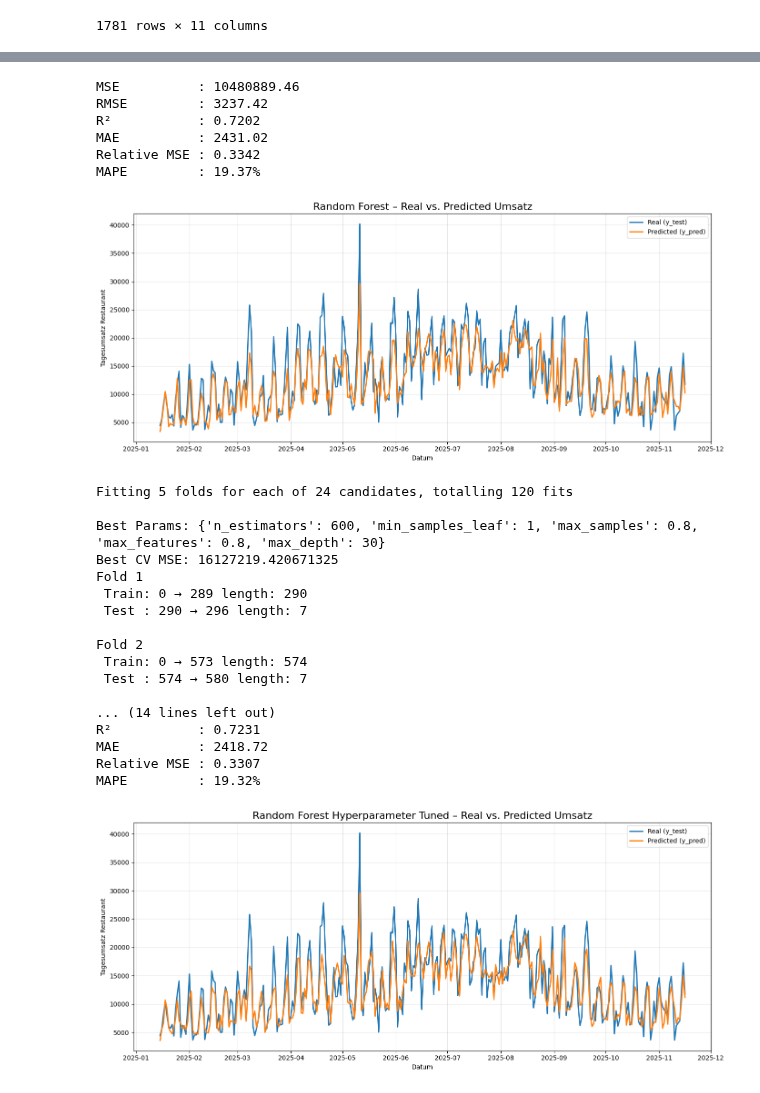
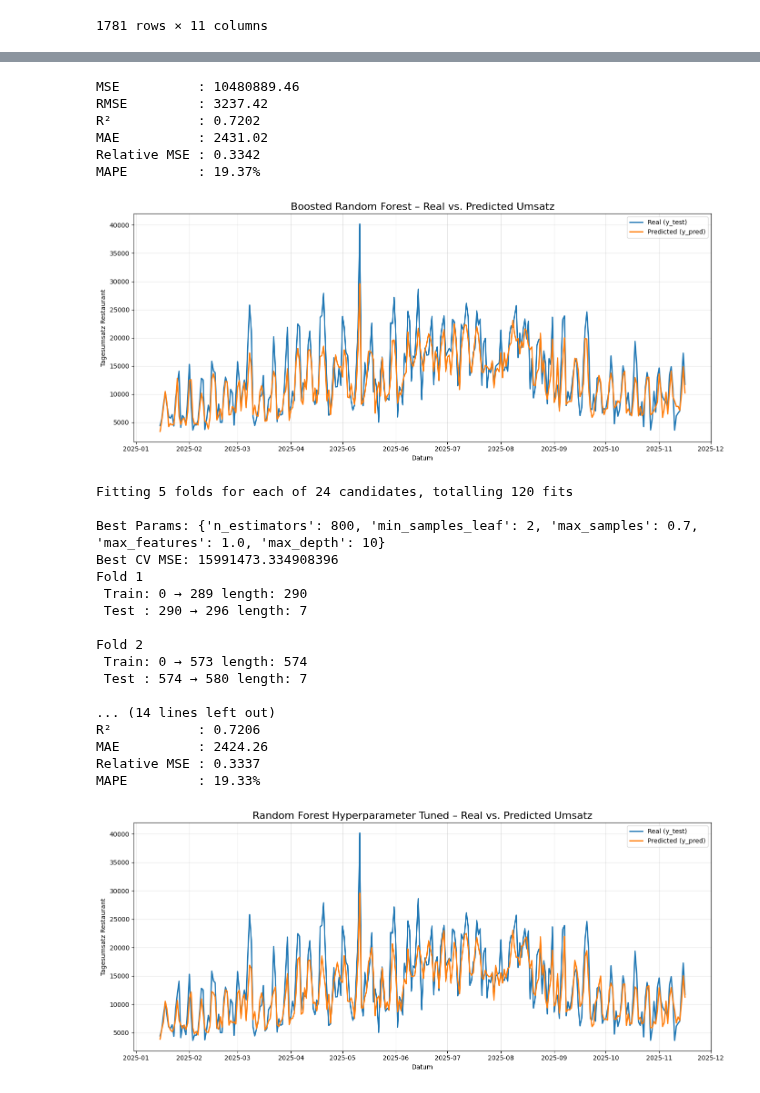
Before and after one commit to Luggias/DSF_Group_Project, a Jupyter notebook: random_forest.ipynb, the cells around one changed output, grey strips where cells are left out. Cells and saved outputs as stored; diff of their text form; code cells hidden in the pictures.

```diff
--- a/random_forest.ipynb
+++ b/random_forest.ipynb
@@ -29,7 +29,7 @@ from sklearn.ensemble import RandomForestRegressor
 from sklearn.preprocessing import StandardScaler
 from sklearn.metrics import mean_absolute_error, mean_squared_error, r2_score
 import matplotlib.pyplot as plt
-from helper_functions import is_christmas,is_mothers_day,is_special_day,mothers_day,is_silvester,holiday_average_last_3_years, mape
+from helper_functions import is_christmas,is_mothers_day,is_special_day,mothers_day,is_silvester,holiday_average_last_3_years
 
 # Convert and sort dates
 df["Datum"] = pd.to_datetime(df["Datum"])
@@ -148,6 +148,13 @@ mse_naive = mean_squared_error(y_test, y_naive)
 relative_MSE = mse_model / mse_naive
 
 # Compute MAPE
+def mape(y_true, y_pred):
+    y_true = np.array(y_true)
+    y_pred = np.array(y_pred)
+    mask = y_true != 0
+    y_true = y_true[mask]
+    y_pred = y_pred[mask]
+    return np.mean(np.abs((y_true - y_pred) / y_true)) * 100
 mape_value = mape(y_test, y_pred_adjusted)
 
 print(f"MSE        : {mse:.2f}")
@@ -157,7 +164,7 @@ print(f"MAE        : {mae:.2f}")
 print(f"Relative MSE : {relative_MSE:.4f}")
 print(f"MAPE         : {mape_value:.2f}%")
 
-#Plot the results
+# Plot the results
 plt.figure(figsize=(14,6))
 plt.plot(df.loc[test_mask, "Datum"], y_test, label="Real (y_test)", linewidth=2)
 plt.plot(df.loc[test_mask, "Datum"], y_pred_adjusted, label="Predicted (y_pred)", linewidth=2)
@@ -174,10 +189,12 @@ ImportError: cannot import name 'mape' from 'helper_functions' (/Users/thierrysu
 # %%
+# Boosted Random Forest
+
 from sklearn.ensemble import HistGradientBoostingRegressor
 
 gb = HistGradientBoostingRegressor(
     learning_rate=0.05,       # how much each tree contributes to the final prediction (smaller = slower, safer learning)
-    max_leaf_nodes=30,        # maximum number of leaves per tree; controls tree complexity
-    min_samples_leaf=20,      # minimum samples per leaf; larger = more regularization and smoother model
+    max_leaf_nodes=30,        # maximum number of leaves per tree, controls tree complexity
+    min_samples_leaf=20,      # minimum samples per leaf, larger = more regularization and smoother model
     early_stopping=True,      # stop training early if validation score stops improving
     n_iter_no_change=20,      # number of rounds with no improvement before stopping
     validation_fraction=0.2,  # fraction of training data set aside internally for early stopping
@@ -192,16 +209,13 @@ y_pred_train_gb = gb.predict(X_train)
 y_pred_test_gb = gb.predict(X_test)
 
 
-# Adjust für Weihnachten, Silvester & Muttertag
+# Adjust for special days
 y_pred_adjusted = y_pred_test_gb.copy()
 test_dates = df.loc[test_mask, "Datum"].values
-
-
 for i, d in enumerate(test_dates):
     d = pd.Timestamp(d)
     year = d.year
 
-    # Weihnachten (24.12.)
     if is_christmas(d):
         avg_xmas = holiday_average_last_3_years(
             df_full=df,
@@ -212,7 +226,6 @@ for i, d in enumerate(test_dates):
         if avg_xmas is not None:
             y_pred_adjusted[i] = avg_xmas
 
-    # Silvester (31.12.)
     if is_silvester(d):
         avg_silvester = holiday_average_last_3_years(
             df_full=df,
@@ -223,7 +236,6 @@ for i, d in enumerate(test_dates):
         if avg_silvester is not None:
             y_pred_adjusted[i] = avg_silvester
 
-    # Muttertag
     if is_mothers_day(d):
         avg_mothers = holiday_average_last_3_years(
             df_full=df,
@@ -235,19 +247,19 @@ for i, d in enumerate(test_dates):
             y_pred_adjusted[i] = avg_mothers
 
 
-# Basic metrics
+# Compute MSE, RMSE, R², MAE on test-set
 mse = mean_squared_error(y_test, y_pred_adjusted)
 rmse = mse ** 0.5
 r2 = r2_score(y_test, y_pred_adjusted)
 mae = mean_absolute_error(y_test, y_pred_adjusted)
 
-# --- Relative MSE (vs. naive lag-1 baseline) ---
-y_naive = df.loc[test_mask, "lag1"].values   # naive forecast: yesterday's value
+# Compute relative MSE
+y_naive = df.loc[test_mask, "lag1"].values
 mse_model = mean_squared_error(y_test, y_pred_adjusted)
 mse_naive = mean_squared_error(y_test, y_naive)
 relative_MSE = mse_model / mse_naive
 
-# --- MAPE ---
+# Compute MAPE
 def mape(y_true, y_pred):
     y_true = np.array(y_true)
     y_pred = np.array(y_pred)
@@ -255,36 +267,35 @@ def mape(y_true, y_pred):
     y_true = y_true[mask]
     y_pred = y_pred[mask]
     return np.mean(np.abs((y_true - y_pred) / y_true)) * 100
-
 mape_value = mape(y_test, y_pred_adjusted)
 
 # Print block
 print(f"MSE          : {mse:.2f}")
 print(f"RMSE         : {rmse:.2f}")
 print(f"R²           : {r2:.4f}")
 print(f"MAE          : {mae:.2f}")
 print(f"Relative MSE : {relative_MSE:.4f}")
 print(f"MAPE         : {mape_value:.2f}%")
 
 
-#Plot the results
+# Plot the results
 plt.figure(figsize=(14,6))
 plt.plot(df.loc[test_mask, "Datum"], y_test, label="Real (y_test)", linewidth=2)
 plt.plot(df.loc[test_mask, "Datum"], y_pred_adjusted, label="Predicted (y_pred)", linewidth=2)
 
-plt.title("Random Forest – Real vs. Predicted Umsatz", fontsize=16)
+plt.title("Boosted Random Forest – Real vs. Predicted Umsatz", fontsize=16)
 plt.xlabel("Datum")
 plt.ylabel("Tagesumsatz Restaurant")
 plt.legend()
 plt.grid(True, alpha=0.3)
 plt.tight_layout()
 plt.show()
 # %% [output]
 MSE          : 10480889.46
 RMSE         : 3237.42
 R²           : 0.7202
 MAE          : 2431.02
 Relative MSE : 0.3342
 MAPE         : 19.37%
-[figure, old version]
+[figure, new version]
 # %%
@@ -321,6 +334,8 @@ class SevenDayForecastCV(BaseCrossValidator):
             test_idx = np.arange(train_end, train_end + horizon)
             yield train_idx, test_idx
 # %%
+# Hyperparameter Tuned Random Forest
+
 from sklearn.model_selection import ParameterSampler
 import numpy as np
 from sklearn.ensemble import RandomForestRegressor
@@ -334,7 +349,6 @@ param_distributions = {
     "max_features": ["sqrt", "log2", 0.5, 0.8, 1.0],
     "max_samples": [None, 0.7, 0.8, 0.9]
 }
-
 
 # Time series cross-validation
 cv = SevenDayForecastCV(n_splits=5, horizon=7)
@@ -354,26 +368,20 @@ search = RandomizedSearchCV(
 
 # Fit search only on training data
 search.fit(X_train, y_train)
-
 print("\nBest Params:", search.best_params_)
 print("Best CV MSE:", -search.best_score_)
 
 # Best model after tuning
 best_model = search.best_estimator_
-
 y_pred_test = best_model.predict(X_test)
 
-
-# Adjust für Weihnachten, Silvester & Muttertag
+# Adjust for special days
 y_pred_adjusted = y_pred_test.copy()
 test_dates = df.loc[test_mask, "Datum"].values
-
-
 for i, d in enumerate(test_dates):
     d = pd.Timestamp(d)
     year = d.year
 
-    # Weihnachten (24.12.)
     if is_christmas(d):
         avg_xmas = holiday_average_last_3_years(
             df_full=df,
@@ -384,7 +392,6 @@ for i, d in enumerate(test_dates):
         if avg_xmas is not None:
             y_pred_adjusted[i] = avg_xmas
 
-    # Silvester (31.12.)
     if is_silvester(d):
         avg_silvester = holiday_average_last_3_years(
             df_full=df,
@@ -395,7 +402,6 @@ for i, d in enumerate(test_dates):
         if avg_silvester is not None:
             y_pred_adjusted[i] = avg_silvester
 
-    # Muttertag
     if is_mothers_day(d):
         avg_mothers = holiday_average_last_3_years(
             df_full=df,
@@ -406,18 +412,18 @@ for i, d in enumerate(test_dates):
         if avg_mothers is not None:
             y_pred_adjusted[i] = avg_mothers
 
-# basic metrics
+# Compute basic metrics
 mse = mean_squared_error(y_test, y_pred_adjusted)
 rmse = mse ** 0.5
 r2 = r2_score(y_test, y_pred_adjusted)
 mae = mean_absolute_error(y_test, y_pred_adjusted)
 
-# Relative MSE vs naive lag-1 baseline (assumes df + test_mask + 'lag1' exist)
+# Compute relative MSE
 y_naive = df.loc[test_mask, "lag1"].values
 mse_naive = mean_squared_error(y_test, y_naive)
 relative_MSE = mse / mse_naive
 
-# MAPE
+# Compute MAPE
 def mape(y_true, y_pred):
     y_true = np.array(y_true)
     y_pred = np.array(y_pred)
@@ -425,16 +431,16 @@ def mape(y_true, y_pred):
     y_true = y_true[mask]
     y_pred = y_pred[mask]
     return np.mean(np.abs((y_true - y_pred) / y_true)) * 100
-
 mape_value = mape(y_test, y_pred_adjusted)
 
+# Display individual fold results
 for fold, (train_idx, test_idx) in enumerate(cv.split(X_train)):
     print(f"Fold {fold+1}")
     print(" Train:", train_idx[0], "→", train_idx[-1], "length:", len(train_idx))
     print(" Test :", test_idx[0], "→", test_idx[-1], "length:", len(test_idx))
     print()
 
-# --- Display results ---
+# Display final metrics
 print(f"MSE          : {mse:.2f}")
 print(f"RMSE         : {rmse:.2f}")
 print(f"R²           : {r2:.4f}")
@@ -443,11 +449,10 @@ print(f"Relative MSE : {relative_MSE:.4f}")
 print(f"MAPE         : {mape_value:.2f}%")
 
 
-#Plot the results
+# Plot the results
 plt.figure(figsize=(14,6))
 plt.plot(df.loc[test_mask, "Datum"], y_test, label="Real (y_test)", linewidth=2)
 plt.plot(df.loc[test_mask, "Datum"], y_pred_adjusted, label="Predicted (y_pred)", linewidth=2)
-
 plt.title("Random Forest Hyperparameter Tuned – Real vs. Predicted Umsatz", fontsize=16)
 plt.xlabel("Datum")
 plt.ylabel("Tagesumsatz Restaurant")
@@ -458,8 +463,8 @@ plt.show()
 # %% [output]
 Fitting 5 folds for each of 24 candidates, totalling 120 fits
 
-Best Params: {'n_estimators': 600, 'min_samples_leaf': 1, 'max_samples': 0.8, 'max_features': 0.8, 'max_depth': 30}
-Best CV MSE: 16127219.420671325
+Best Params: {'n_estimators': 800, 'min_samples_leaf': 2, 'max_samples': 0.7, 'max_features': 1.0, 'max_depth': 10}
+Best CV MSE: 15991473.334908396
 Fold 1
  Train: 0 → 289 length: 290
  Test : 290 → 296 length: 7
@@ -469,9 +474,9 @@ Fold 2
  Test : 574 → 580 length: 7
 
 ... (14 lines left out)
-R²           : 0.7231
-MAE          : 2418.72
-Relative MSE : 0.3307
-MAPE         : 19.32%
+R²           : 0.7206
+MAE          : 2424.26
+Relative MSE : 0.3337
+MAPE         : 19.33%
 [figure]
 # %%
```
Also changed, not shown: parts of 3 cells of this notebook.
